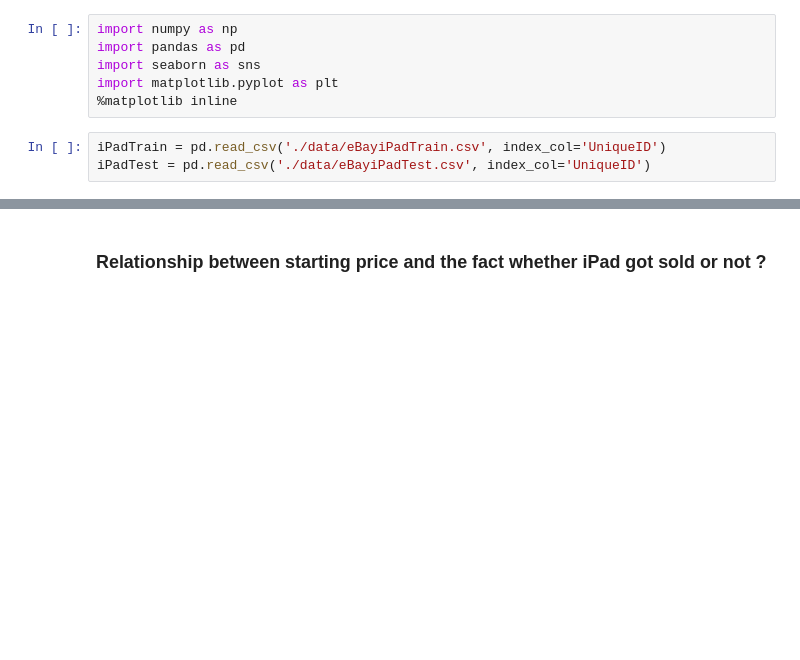
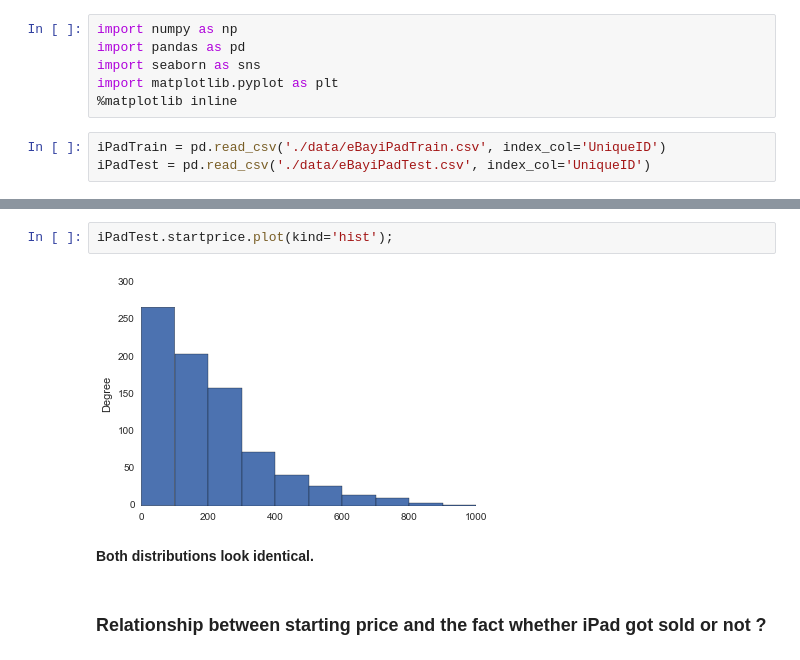
Before and after one commit to numb3r33/iPad, a Jupyter notebook: iPad.ipynb, the cells around one changed output, grey strips where cells are left out. Drawn from its saved outputs; the diff is of its cells as text; blank space fills up the shorter version.

```diff
--- a/iPad.ipynb
+++ b/iPad.ipynb
@@ -20,3 +26,9 @@ iPadTrain.head()
+# %%
+iPadTest.startprice.plot(kind='hist');
+# %% [output]
+[figure, added]
+# %% [markdown]
+<b>Both distributions look identical.</b>
 # %% [markdown]
 ### Relationship between starting price and the fact whether iPad got sold or not ?
 # %%
```
Also changed, not shown: parts of 24 cells of this notebook, 1 other file.
